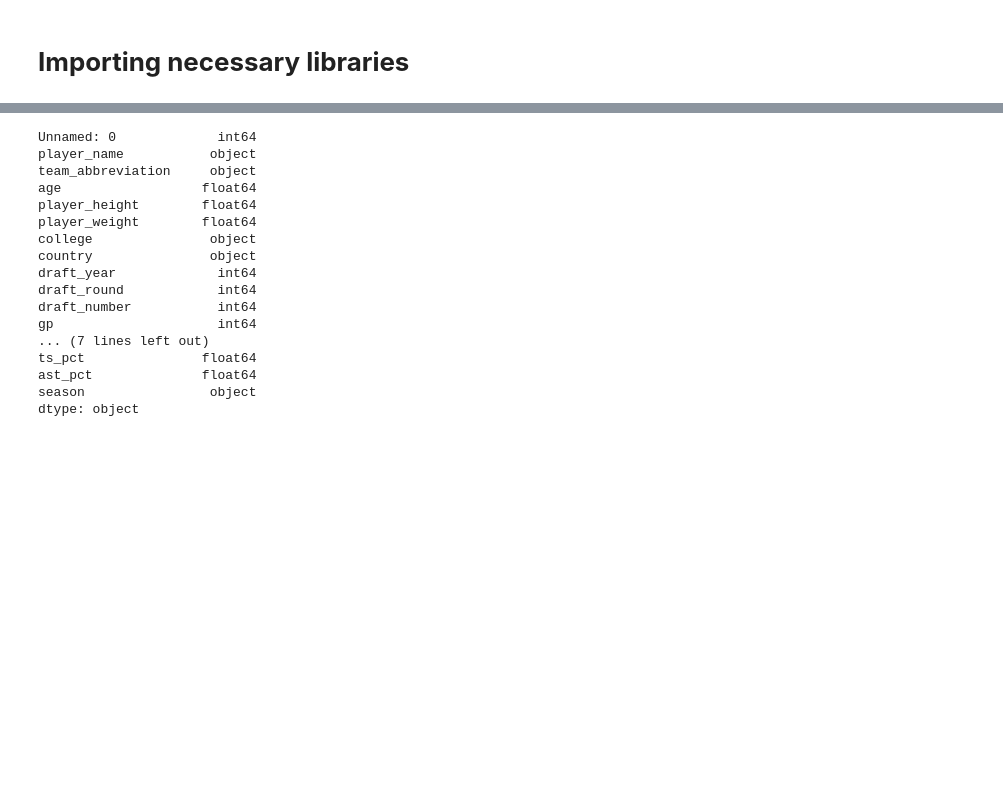
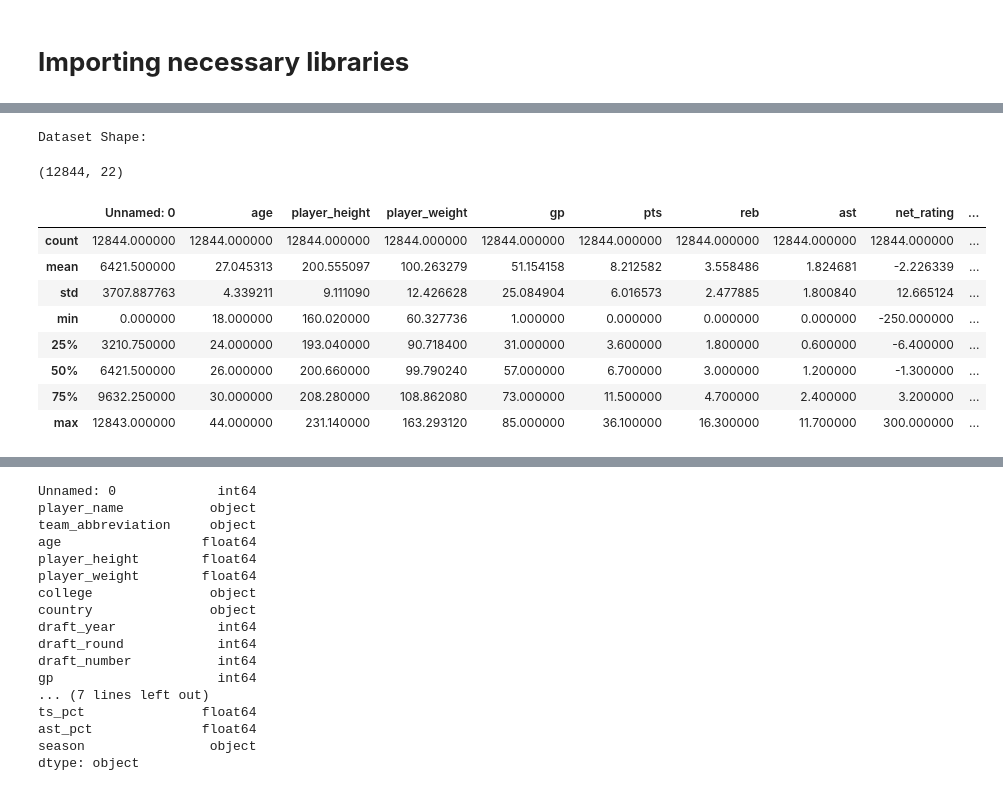
Before and after one commit to JoshvaDS/NBA-Player-Performance-Prediction, a Jupyter notebook: nba_performance_analysis.ipynb, the cells around one changed output, grey strips where cells are left out. Drawn from its saved outputs; the diff is of its cells as text; code cells hidden in the pictures; blank space fills up the shorter version.

Commit message:
Predicting NBA Player Performance using Regression Analysis

```diff
--- a/nba_performance_analysis.ipynb
+++ b/nba_performance_analysis.ipynb
@@ -37,0 +42,19 @@ players_df.head()
+# %%
+# Displaying the shape of the dataset to understand its dimensions (number of rows and columns)
+print("Dataset Shape:")
+players_df.shape
+# %% [output]
+Dataset Shape:
+(12844, 22)
+# %%
+players_df.describe()  # Generates summary statistics for the numerical columns in the DataFrame
+# %% [output]
+|  | Unnamed: 0 | age | player_height | player_weight | gp | pts | reb | ast | net_rating | ... |
+| count | 12844.000000 | 12844.000000 | 12844.000000 | 12844.000000 | 12844.000000 | 12844.000000 | 12844.000000 | 12844.000000 | 12844.000000 | ... |
+| mean | 6421.500000 | 27.045313 | 200.555097 | 100.263279 | 51.154158 | 8.212582 | 3.558486 | 1.824681 | -2.226339 | ... |
+| std | 3707.887763 | 4.339211 | 9.111090 | 12.426628 | 25.084904 | 6.016573 | 2.477885 | 1.800840 | 12.665124 | ... |
+| min | 0.000000 | 18.000000 | 160.020000 | 60.327736 | 1.000000 | 0.000000 | 0.000000 | 0.000000 | -250.000000 | ... |
+| 25% | 3210.750000 | 24.000000 | 193.040000 | 90.718400 | 31.000000 | 3.600000 | 1.800000 | 0.600000 | -6.400000 | ... |
+| 50% | 6421.500000 | 26.000000 | 200.660000 | 99.790240 | 57.000000 | 6.700000 | 3.000000 | 1.200000 | -1.300000 | ... |
+| 75% | 9632.250000 | 30.000000 | 208.280000 | 108.862080 | 73.000000 | 11.500000 | 4.700000 | 2.400000 | 3.200000 | ... |
+| max | 12843.000000 | 44.000000 | 231.140000 | 163.293120 | 85.000000 | 36.100000 | 16.300000 | 11.700000 | 300.000000 | ... |
```
Also changed, not shown: parts of 34 cells of this notebook.
